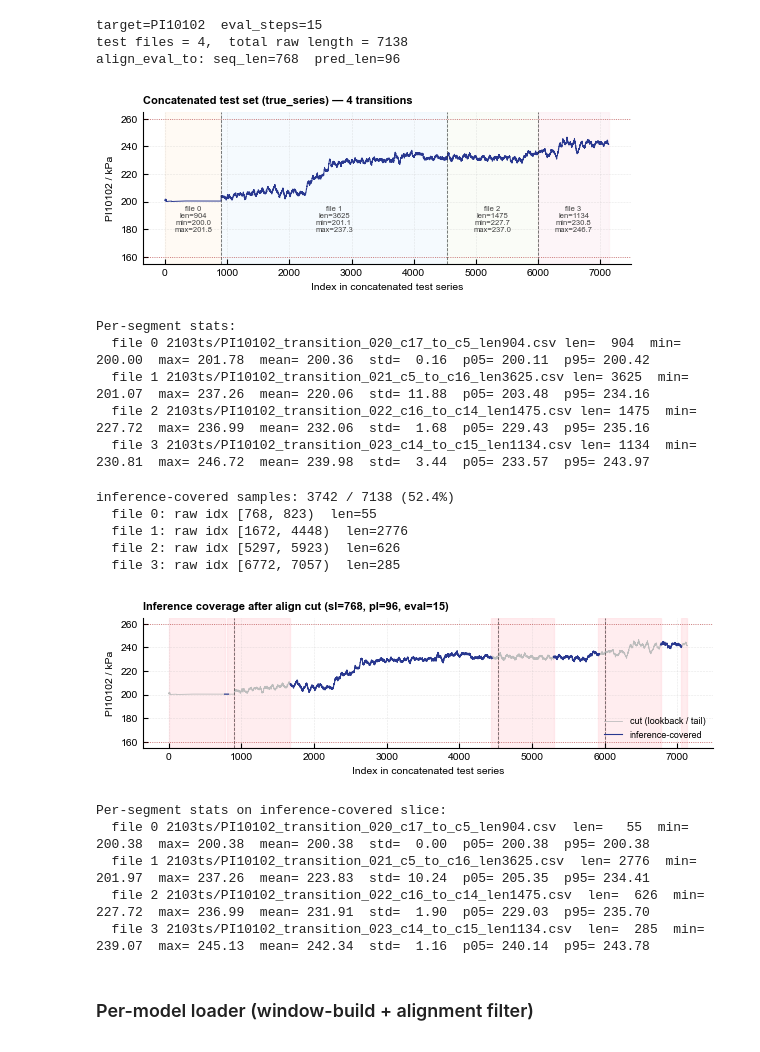
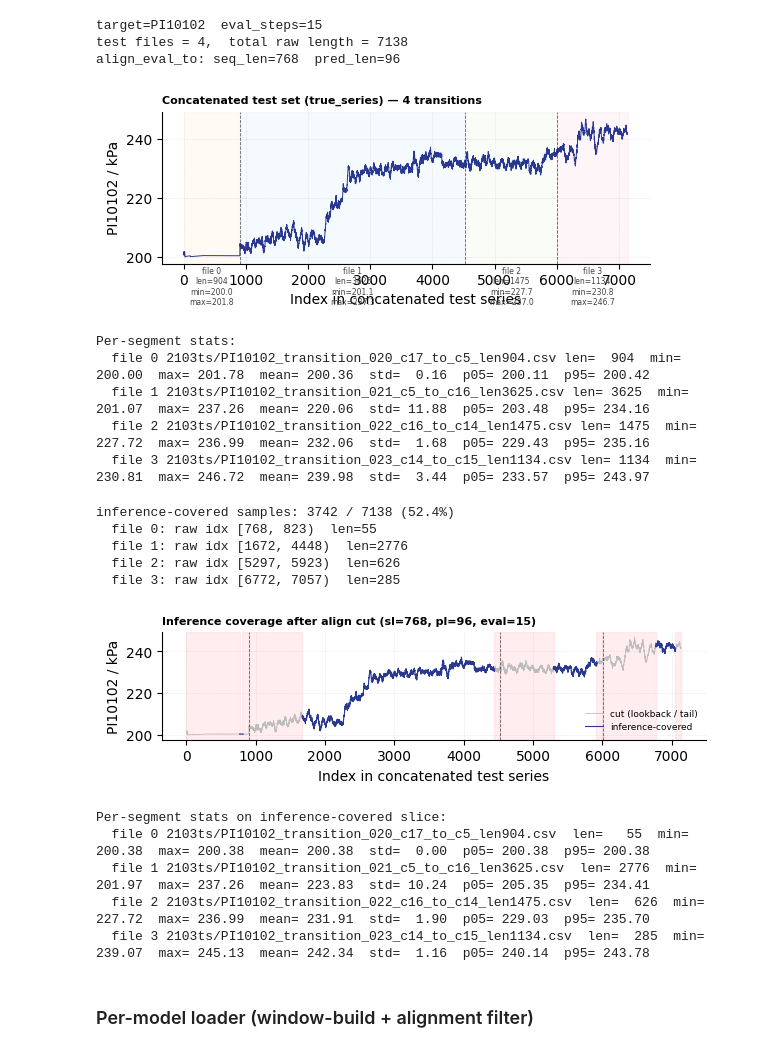
Before and after one commit to Moenea/TSFM, a Jupyter notebook: figures/PI10102/plot_fault_prognosis.ipynb, the cells around one changed output. Drawn from its saved outputs; the diff is of its cells as text; code cells hidden in the pictures.

```diff
--- a/figures/PI10102/plot_fault_prognosis.ipynb
+++ b/figures/PI10102/plot_fault_prognosis.ipynb
@@ -65,37 +65,37 @@ ax.plot(np.arange(len(true_series)), true_series, color='#293890', linewidth=0.7
 seg_colors = ['#FFF3E0', '#E3F2FD', '#F1F8E9', '#FCE4EC']
 for f, name in enumerate(test_files):
     lo, hi = file_offsets[f], file_offsets[f+1]
     ax.axvspan(lo, hi, color=seg_colors[f % len(seg_colors)], alpha=0.35, zorder=0)
     if f > 0:
         ax.axvline(lo, color='#262626', linewidth=0.6, linestyle='--', alpha=0.7)
     seg = true_series[lo:hi]
     ax.text((lo + hi) / 2, np.nanmax(true_series)-50,
             f'file {f}\nlen={hi-lo}\nmin={seg.min():.1f}\nmax={seg.max():.1f}',
             ha='center', va='top', fontsize=5.5, color='#424242')
 
-# Existing alarm reference lines
-for h in ALARM_HLINES:
-    ax.axhline(h, color='#B71C1C', linewidth=0.6, linestyle=':', alpha=0.7)
+# # Existing alarm reference lines
+# for h in ALARM_HLINES:
+#     ax.axhline(h, color='#B71C1C', linewidth=0.6, linestyle=':', alpha=0.7)
 
 ax.set_xlabel('Index in concatenated test series')
 ax.set_ylabel('PI10102 / kPa')
 ax.set_title('Concatenated test set (true_series) — 4 transitions',
              loc='left', fontsize=8, fontweight='bold')
 ax.grid(True, linewidth=0.4, alpha=0.3, linestyle='--')
 ax.spines['top'].set_visible(False); ax.spines['right'].set_visible(False)
 plt.savefig('concatenated_test_set.png', dpi=600, bbox_inches='tight')
 plt.show()
 
 # Per-segment numeric summary for picking thresholds
 print('Per-segment stats:')
 for f, name in enumerate(test_files):
     seg = true_series[file_offsets[f]:file_offsets[f+1]]
     print(f'  file {f} {name:40s} '
           f'len={len(seg):5d}  min={seg.min():7.2f}  max={seg.max():7.2f}  '
           f'mean={seg.mean():7.2f}  std={seg.std():6.2f}  '
           f'p05={np.percentile(seg,5):7.2f}  p95={np.percentile(seg,95):7.2f}')
 # %% [output]
-[figure, old version]
+[figure, new version]
 Per-segment stats:
   file 0 2103ts/PI10102_transition_020_c17_to_c5_len904.csv len=  904  min= 200.00  max= 201.78  mean= 200.36  std=  0.16  p05= 200.11  p95= 200.42
   file 1 2103ts/PI10102_transition_021_c5_to_c16_len3625.csv len= 3625  min= 201.07  max= 237.26  mean= 220.06  std= 11.88  p05= 203.48  p95= 234.16
@@ -143,8 +143,8 @@ for f in range(len(file_lengths)):
     if f > 0:
         ax.axvline(off, color='#262626', linewidth=0.6, linestyle='--', alpha=0.7)
 
-for h in ALARM_HLINES:
-    ax.axhline(h, color='#B71C1C', linewidth=0.6, linestyle=':', alpha=0.7)
+# for h in ALARM_HLINES:
+#     ax.axhline(h, color='#B71C1C', linewidth=0.6, linestyle=':', alpha=0.7)
 
 ax.set_xlabel('Index in concatenated test series')
 ax.set_ylabel('PI10102 / kPa')
@@ -170,7 +170,7 @@ inference-covered samples: 3742 / 7138 (52.4%)
   file 1: raw idx [1672, 4448)  len=2776
   file 2: raw idx [5297, 5923)  len=626
   file 3: raw idx [6772, 7057)  len=285
-[figure, old version]
+[figure, new version]
 Per-segment stats on inference-covered slice:
   file 0 2103ts/PI10102_transition_020_c17_to_c5_len904.csv  len=   55  min= 200.38  max= 200.38  mean= 200.38  std=  0.00  p05= 200.38  p95= 200.38
   file 1 2103ts/PI10102_transition_021_c5_to_c16_len3625.csv  len= 2776  min= 201.97  max= 237.26  mean= 223.83  std= 10.24  p05= 205.35  p95= 234.41
```
Also changed, not shown: 10 other files.
